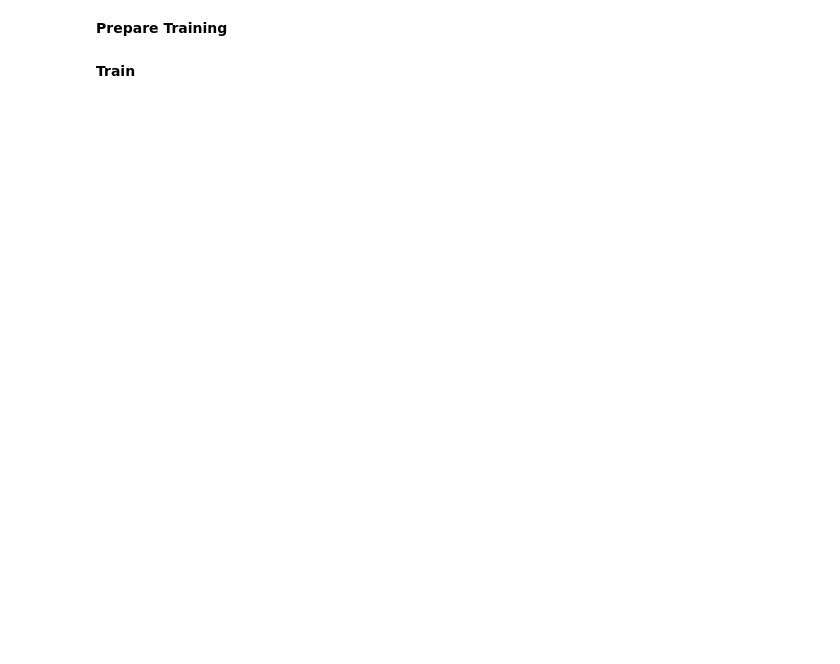
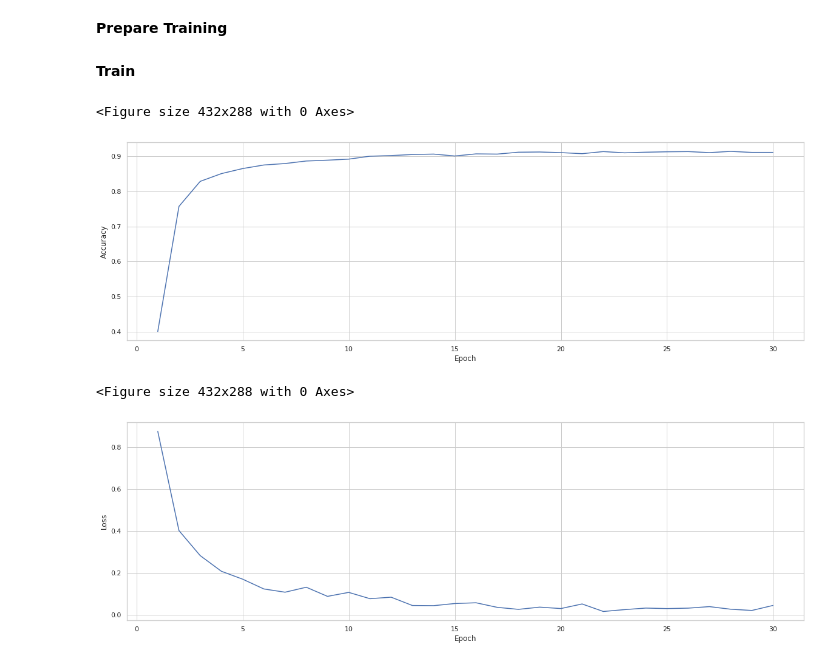
Before and after one commit to cpeluso/HW3-Deep-Domain-Adaptation, a Jupyter notebook: HW3_Deep_Domain_Adaptation.ipynb, the cells around one changed output. Cells and saved outputs as stored; diff of their text form; code cells hidden in the pictures; blank space fills up the shorter version.

```diff
--- a/HW3_Deep_Domain_Adaptation.ipynb
+++ b/HW3_Deep_Domain_Adaptation.ipynb
@@ -167 +92,79 @@ def sample_target(step, n_batches):
 **Train**
+# %%
+from DANN.DANN import RandomNetworkWithReverseGrad
+dann = RandomNetworkWithReverseGrad.alexnet_dann(pretrained=True)
+
+# Apply weights of pretrained AlexNet also to the domain classifier branch
+for classifier_layer, dann_classifier_layer in zip(dann.classifier, dann.dann_classifier):
+  if type(classifier_layer) is torch.nn.modules.linear.Linear:
+    dann_classifier_layer.weight.data = classifier_layer.weight.data
+    dann_classifier_layer.bias.data = classifier_layer.bias.data
+
+# Change number of outputs of last fully connected layers of classifier and domain classifier
+dann.classifier[6] = nn.Linear(4096, NUM_CLASSES)
+dann.dann_classifier[6] = nn.Linear(4096, NUM_DOMAINS)
+
+loss_classifier, loss_discriminator = nn.CrossEntropyLoss(), nn.CrossEntropyLoss()
+
+parameters_to_optimize = dann.parameters()
+optimizer = optim.SGD(parameters_to_optimize, lr=LR, momentum=MOMENTUM, weight_decay=WEIGHT_DECAY)
+scheduler = optim.lr_scheduler.StepLR(optimizer, step_size=STEP_SIZE, gamma=GAMMA)
+
+
+output.clear()
+
+dann = dann.to(DEVICE)
+cudnn.benchmark
+current_step = 0
+
+classifier_accuracies = []
+classifier_losses = []
+
+# Start iterating over the epochs
+for epoch in range(NUM_EPOCHS):
+
+  print("Epoch " + str(epoch+1))
+
+  running_corrects = 0
+
+  for index, (source_images, labels) in enumerate(dataloader_source):
+
+    dann.train()
+
+    source = source_images.to(DEVICE)
+    labels = labels.to(DEVICE)
+
+    optimizer.zero_grad()
+
+    # Forward source data to the classifier branch of the network
+    classifier_output = dann(source)
+    classifier_loss = loss_classifier(classifier_output, labels)
+    classifier_loss.backward()
+
+    # Get predictions
+    _, preds = torch.max(classifier_output.data, 1)
+
+    # Update Corrects
+    running_corrects += torch.sum(preds == labels.data).data.item()
+
+    optimizer.step()
+
+  scheduler.step()
+
+  # Calculate Accuracy
+  accuracy = running_corrects / float(len(train_dataset))
+
+  print("Classifier accuracy: ", str(accuracy))
+  print("Classifier loss: ", str(classifier_loss.item()))
+
+  classifier_accuracies.append( (epoch + 1, accuracy) )
+  classifier_losses.append( (epoch + 1, classifier_loss.item()) )
+
+output.clear()
+util.plot_accuracies(classifier_accuracies)
+util.plot_losses(classifier_losses)
+# %% [output]
+<Figure size 432x288 with 0 Axes>
+[figure, added]
+<Figure size 432x288 with 0 Axes>
+[figure, added]
```
Also changed, not shown: parts of 13 cells of this notebook.
